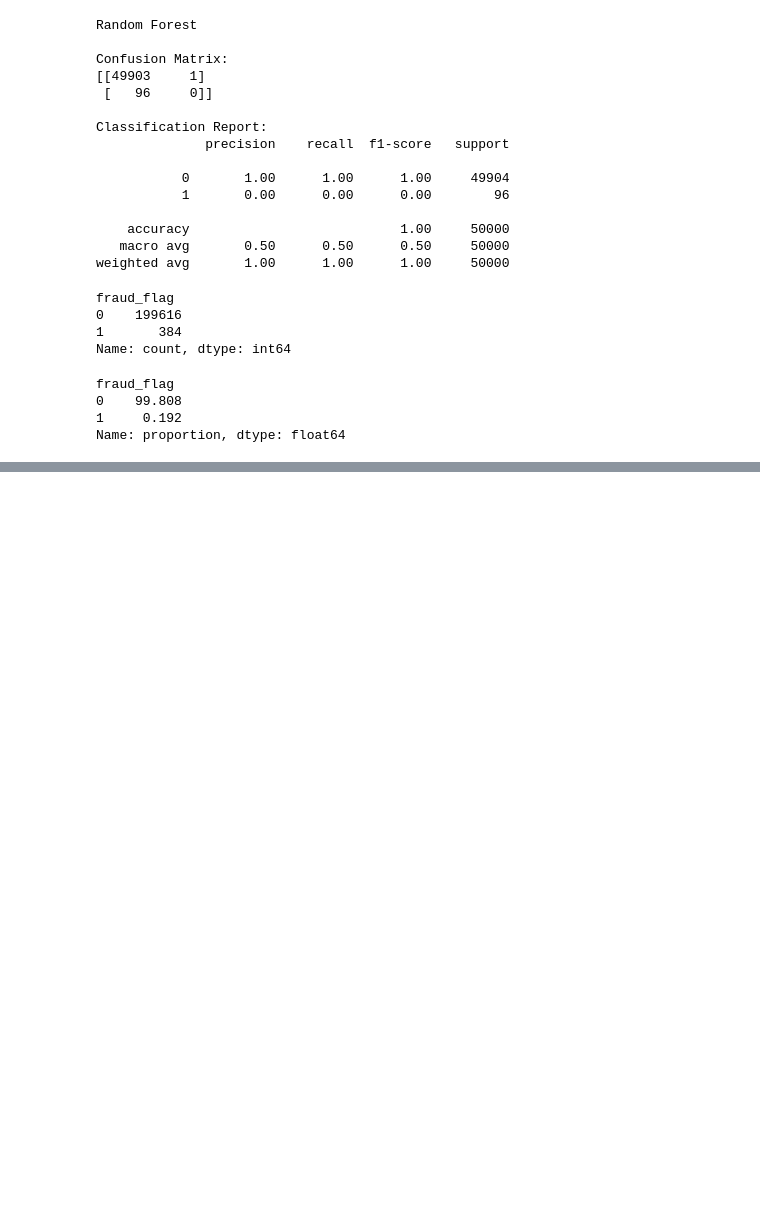
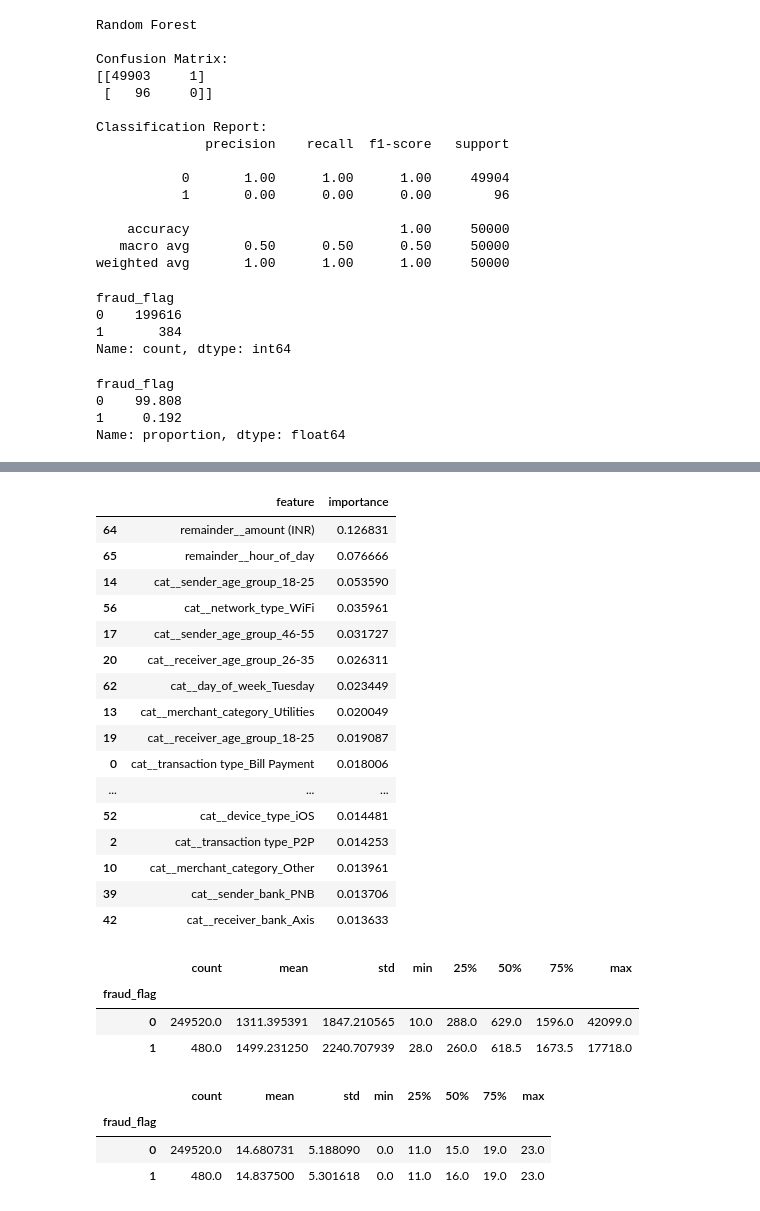
Before and after one commit to AbhayRana123987/upi-fraud-detection, a Jupyter notebook: notebooks/UPI_Fraud_Detection.ipynb, the cells around one changed output, grey strips where cells are left out. Drawn from its saved outputs; the diff is of its cells as text; code cells hidden in the pictures; blank space fills up the shorter version.

```diff
--- a/notebooks/UPI_Fraud_Detection.ipynb
+++ b/notebooks/UPI_Fraud_Detection.ipynb
@@ -1165,0 +1169,23 @@ Further model improvement will focus on class imbalance, probability thresholds,
+# %%
+param_grid = {
+    'n_estimators': [100, 200, 300],
+    'max_depth': [5, 10, 15, 20, None],
+    'min_samples_split': [2, 5, 10],
+    'min_samples_leaf': [1, 2, 5],
+    'max_features': ['sqrt', 'log2']
+}
+# %%
+rf_tuned = RandomizedSearchCV(
+    estimator=RandomForestClassifier(
+        class_weight='balanced',
+        random_state=42,
+        n_jobs=-1
+    ),
+    param_distributions=param_grid,
+    n_iter=10,
+    scoring='f1',
+    cv=3,
+    random_state=42,
+    n_jobs=-1,
+    verbose=1
+)
@@ -1165,0 +1257,2 @@ Further model improvement will focus on class imbalance, probability thresholds,
+# %%
+rf_tuned.fit(X_train_encoded, y_train)
@@ -1165,0 +1348,48 @@ Further model improvement will focus on class imbalance, probability thresholds,
+# %%
+feature_names = preprocessor.get_feature_names_out()
+# %%
+import pandas as pd
+
+feature_importance = pd.DataFrame({
+    'feature': feature_names,
+    'importance': rf_tuned.best_estimator_.feature_importances_
+})
+
+feature_importance = feature_importance.sort_values(
+    by='importance',
+    ascending=False
+)
+
+feature_importance.head(20)
+# %% [output]
+|  | feature | importance |
+| 64 | remainder__amount (INR) | 0.126831 |
+| 65 | remainder__hour_of_day | 0.076666 |
+| 14 | cat__sender_age_group_18-25 | 0.053590 |
+| 56 | cat__network_type_WiFi | 0.035961 |
+| 17 | cat__sender_age_group_46-55 | 0.031727 |
+| 20 | cat__receiver_age_group_26-35 | 0.026311 |
+| 62 | cat__day_of_week_Tuesday | 0.023449 |
+| 13 | cat__merchant_category_Utilities | 0.020049 |
+| 19 | cat__receiver_age_group_18-25 | 0.019087 |
+| 0 | cat__transaction type_Bill Payment | 0.018006 |
+| ... | ... | ... |
+| 52 | cat__device_type_iOS | 0.014481 |
+| 2 | cat__transaction type_P2P | 0.014253 |
+| 10 | cat__merchant_category_Other | 0.013961 |
+| 39 | cat__sender_bank_PNB | 0.013706 |
+| 42 | cat__receiver_bank_Axis | 0.013633 |
+# %%
+df.groupby('fraud_flag')['amount (INR)'].describe()
+# %% [output]
+|  | count | mean | std | min | 25% | 50% | 75% | max |
+| fraud_flag |  |  |  |  |  |  |  |  |
+| 0 | 249520.0 | 1311.395391 | 1847.210565 | 10.0 | 288.0 | 629.0 | 1596.0 | 42099.0 |
+| 1 | 480.0 | 1499.231250 | 2240.707939 | 28.0 | 260.0 | 618.5 | 1673.5 | 17718.0 |
+# %%
+df.groupby('fraud_flag')['hour_of_day'].describe()
+# %% [output]
+|  | count | mean | std | min | 25% | 50% | 75% | max |
+| fraud_flag |  |  |  |  |  |  |  |  |
+| 0 | 249520.0 | 14.680731 | 5.188090 | 0.0 | 11.0 | 15.0 | 19.0 | 23.0 |
+| 1 | 480.0 | 14.837500 | 5.301618 | 0.0 | 11.0 | 16.0 | 19.0 | 23.0 |
```
Also changed, not shown: parts of 16 cells of this notebook, 2 other files.
